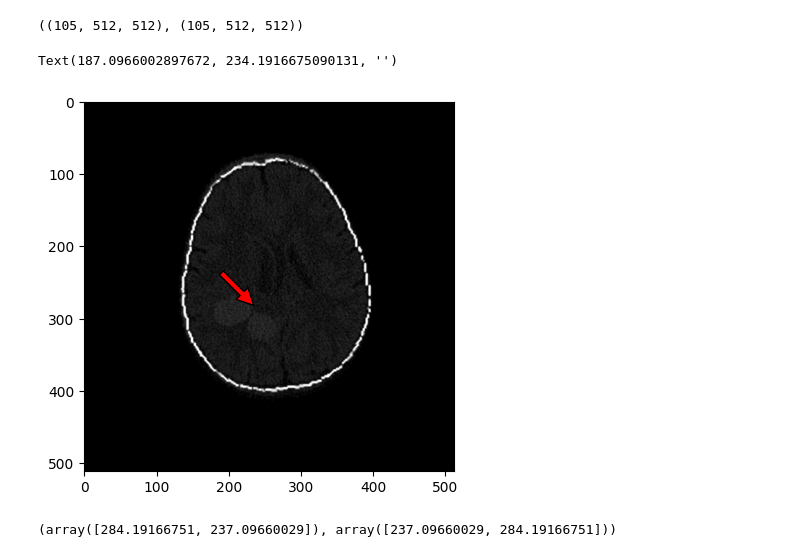
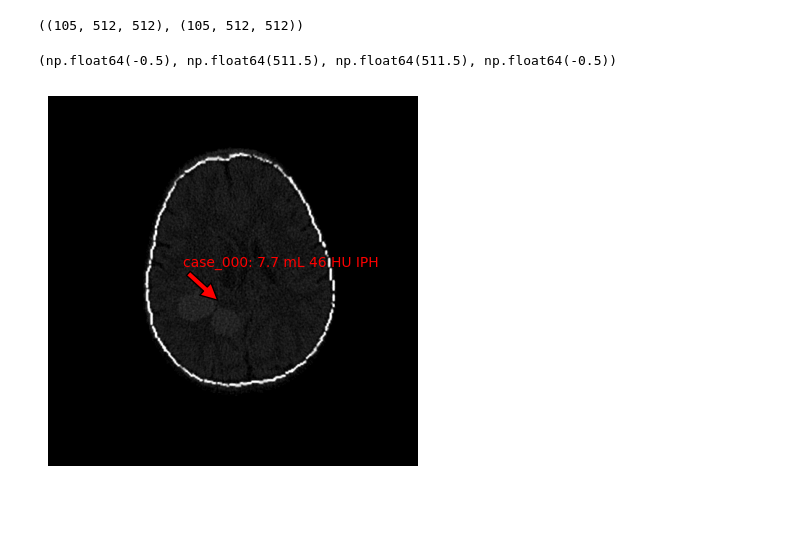
Before and after one commit to brandonjnelsonFDA/synthetic-ICH-dataset, a Jupyter notebook: visualize.ipynb, the cells around one changed output. Drawn from its saved outputs; the diff is of its cells as text; code cells hidden in the pictures; blank space fills up the shorter version.

Commit message:
added single example visualization

```diff
--- a/visualize.ipynb
+++ b/visualize.ipynb
@@ -56,23 +56,22 @@ vol.shape, mask.shape
 # %%
 import matplotlib.pyplot as plt
 import numpy as np
 from scipy.ndimage import center_of_mass
 
 coords = center_of_mass(mask.mean(axis=0))
 coords = np.array(coords)[::-1]
+row = metadata[metadata.CaseID == case_id]
 midslice = mask.sum(axis=(1,2)).argmax() if mask_files else vol.shape[0] // 2
 window, level = 300, 150
 vmin = level - window//2
 vmax = level + window//2
 plt.imshow(vol[midslice], cmap='gray', vmin=vmin, vmax=vmax)
-plt.annotate('', coords, arrowprops=dict(facecolor='red', shrink=0.05), xytext = coords - np.array(50))
+ann_str = f"{row['CaseID'].item()}: {row['LesionVolume(mL)'].item():2.1f} mL {row['LesionAttenuation(HU)'].item():2.0f} HU {row['Subtype'].item()}" if mask_files else ''
+if ann_str:
+    plt.annotate(ann_str, coords, arrowprops=dict(facecolor='red', shrink=0.05), xytext = coords - np.array(50), color='red')
+plt.axis('off')
 # if mask_files:
 #     plt.imshow(mask[midslice], cmap = 'Reds', alpha=0.2)
 # %% [output]
-Text(187.0966002897672, 234.1916675090131, '')
+(np.float64(-0.5), np.float64(511.5), np.float64(511.5), np.float64(-0.5))
-[figure, old version]
+[figure, new version]
-# %%
-
-coords, coords[::-1]
-# %% [output]
-(array([284.19166751, 237.09660029]), array([237.09660029, 284.19166751]))
```
